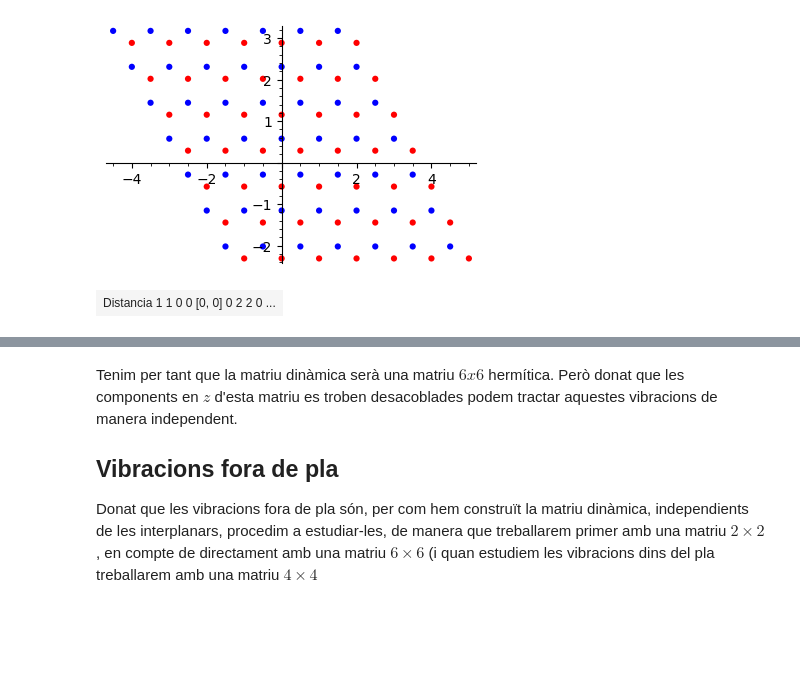
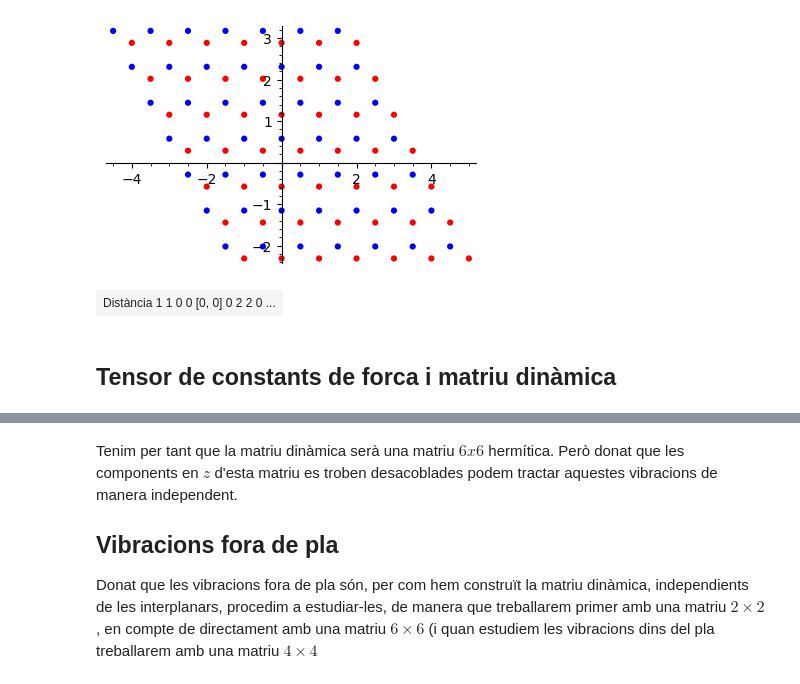
Before and after one commit to CasimirVictoria/TFG-Semiconductores_2D, a Jupyter notebook: _sources/formulacio_matriu_dinamica.ipynb, the cells around one changed output, grey strips where cells are left out. Saved outputs shown, nothing was run; the diff lists cells and outputs as text; code cells hidden in the pictures; blank space fills up the shorter version.

```diff
--- a/_sources/formulacio_matriu_dinamica.ipynb
+++ b/_sources/formulacio_matriu_dinamica.ipynb
@@ -112,47 +115,50 @@ var('q_x, q_y',domain='positive'); q=vector([q_x,q_y])
 ## Vector R_l (vector de translació primitiu)
 def R_l(l_1,l_2):
     return l_1*a_1+l_2*a_2
 
-## Vector de posición de los átomos del cristal (en equilibrio)
+## Vector de posició dels àtomos del cristall (en equilibri)
 def R_alpha_l(alpha,l_1,l_2):
     if alpha == 1:
         return l_1*a_1+l_2*a_2+r_B
 
     elif alpha == 2:
         return l_1*a_1+l_2*a_2+r_N
 
     else:
-        print("Error, alpha solo puede ser 1 o 2 ")
+        print("Error, alpha sols pot ser 1 o 2 ")
 
-## Vector unitario que une uno de los átomo alphaprima con el átomo considerado alpha, l_1,l_2
+## Vector unitari que uneix un dels àtoms alphaprima amb l'àtom considerat (alpha, l_1,l_2)
 def R_hat(alphaprima,alpha,l_1,l_2):
     if (R_alpha_l(alpha,l_1,l_2)-R_alpha_l(alphaprima,0,0)).norm()>0:
         return (R_alpha_l(alpha,l_1,l_2)-R_alpha_l(alphaprima,0,0))/(R_alpha_l(alpha,l_1,l_2)\
                                                                  -R_alpha_l(alphaprima,0,0)).norm()
     else:
         return (R_alpha_l(alpha,l_1,l_2)-R_alpha_l(alphaprima,0,0))
 
-# Distancia entre el átomo alphaprime y su vecino alpha situado en la celdilla l_1,l_2
-def distancia(alphaprime,alpha,l_1,l_2):
-    return (R_alpha_l(alpha,l_1,l_2)-R_alpha_l(alphaprime,0,0)).norm()/a
+# Distància entre l'àtom alphaprima i el seu veï (alpha, l_1,l_2)
+def distancia(alphaprima,alpha,l_1,l_2):
+    return (R_alpha_l(alpha,l_1,l_2)-R_alpha_l(alphaprima,0,0)).norm()/a
 
 def fase(l_1,l_2):
     return exp(I*q*R_l(l_1,l_2))
 
-#Genero una lista con la distancia de cada átomo a los átomos de la celdilla unidad
-def valores_atomos(l_1, l_2):
+#Genere una llista amb la distància de cada àtom als àtoms de la cel·la unitat
+def valors_atoms(l_1, l_2):
     return [(k, m, i, j, R_hat(k, m, i, j), distancia(k,m,i,j)) for k in [1,2] for m in [1,2]  \
       for i in range(-l_1,l_1+1) for j in range(-l_2,l_2+1)]
 
-## Construyo un DataFrame de pandas con la información necesaria para identificar a los primeros, segundos, ... vecinos, según su distancia a cada uno de los átomos de la celdilla unidad
-columnas = [r"$\alpha\prime$",r"$\alpha$",r"$l_1$", r"$l_2$", r"$\hat R$",'Distancia']
+## Construisc un DataFrame de pandas amb la informació necessaria per identificar els 1ers, 2ons, ... veïns
+## segons la seua distància a cadascun del àtoms de la cel·la unitat
+columnes = [r"$\alpha\prime$",r"$\alpha$",r"$l_1$", r"$l_2$", r"$\hat R$",'Distància']
 
-def lista_atomos(l_1, l_2):
-    return pd.DataFrame(valores_atomos(l_1,l_2),columns=columnas).sort_values(['Distancia',r"$\alpha\prime$"], ascending=[True,True])
+def llista_atoms(l_1, l_2):
+    return pd.DataFrame(valors_atoms(l_1,l_2),columns=columnes).sort_values(['Distància',r"$\alpha\prime$"],\
+                                                                            ascending=[True,True])
 
-## Mostramos el dataframe como una tabla
-#table(lista_atomos(2,2).to_html(index=False))
-table(lista_atomos(2,2).to_html(index=False))
+## Mostre el dataframe como una taula per comprobar els càlculs
+table(llista_atoms(2,2).to_html(index=False))
 # %% [output]
-| Distancia 1 1 0 0 [0, 0] 0 2 2 0 ... |
+| Distància 1 1 0 0 [0, 0] 0 2 2 0 ... |
+# %% [markdown]
+## Tensor de constants de forca i matriu dinàmica
 # %% [markdown]
```
Also changed, not shown: parts of 93 cells of this notebook, 15 other files.
